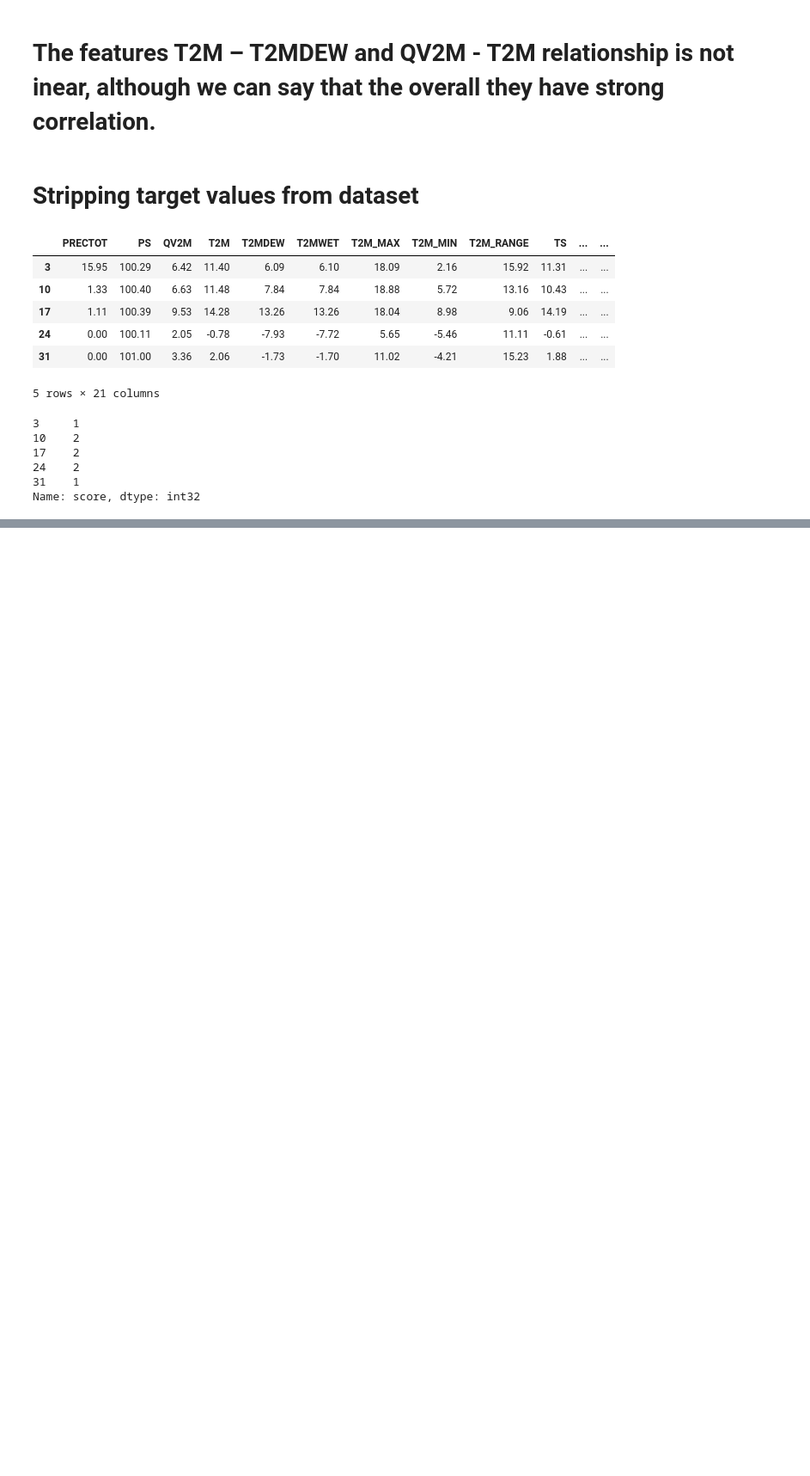
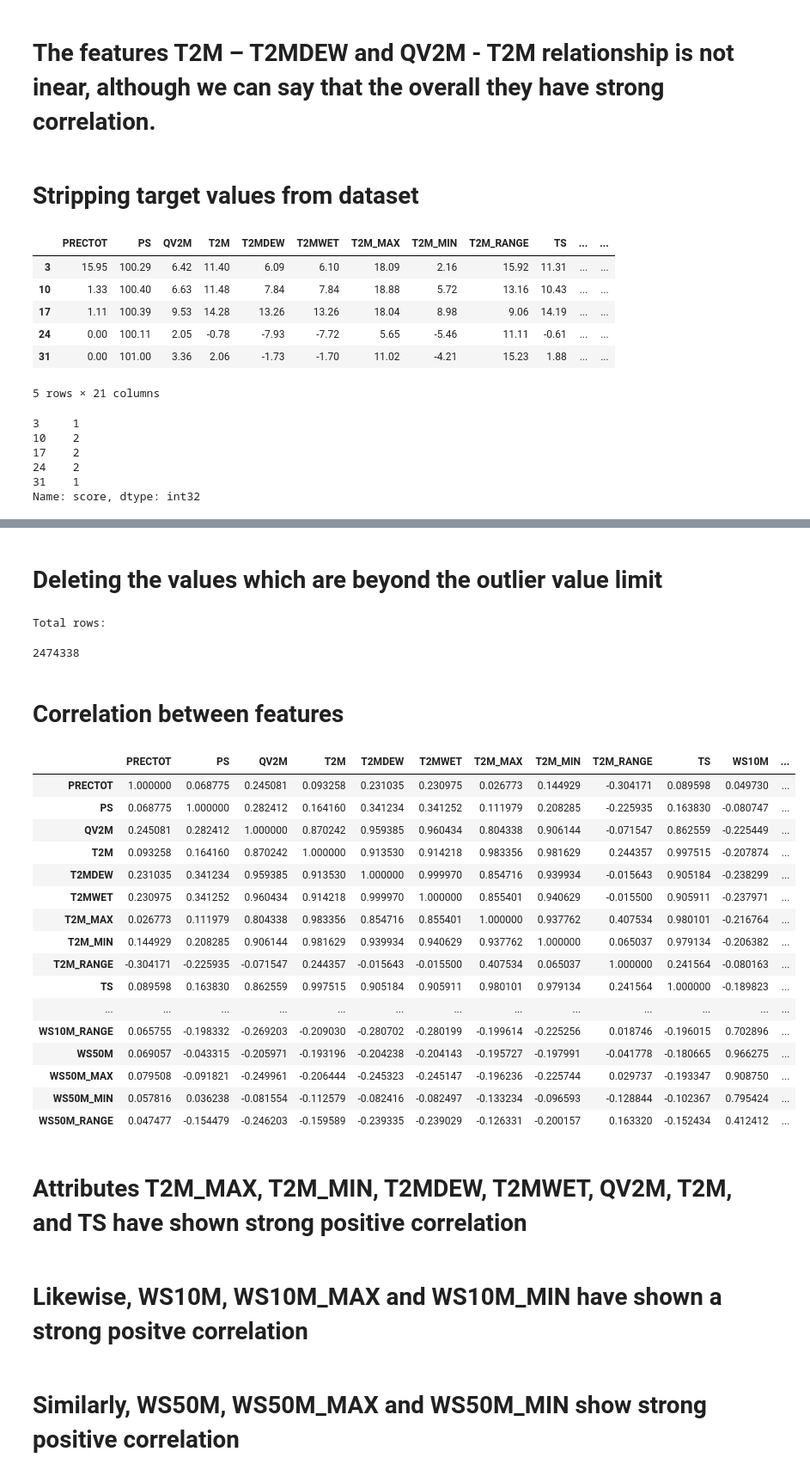
Before and after one commit to rajchoksi1997/CMPE257-Project, a Jupyter notebook: Main_Project.ipynb, the cells around one changed output, grey strips where cells are left out. Shown at 86% size. Saved outputs shown, nothing was run; the diff lists cells and outputs as text; code cells hidden in the pictures; blank space fills up the shorter version.

Commit message:
Identifying outliers and correlation between features

```diff
--- a/Main_Project.ipynb
+++ b/Main_Project.ipynb
@@ -529,0 +580,2 @@ Name: score, dtype: int32
+# %% [markdown]
+# Deleting the values which are beyond the outlier value limit
@@ -529,0 +636,35 @@ Name: score, dtype: int32
+# %%
+print('Total rows:')
+len(dataSet.index)
+# %% [output]
+Total rows:
+2474338
+# %% [markdown]
+# Correlation between features
+# %%
+correlation_plot = measures_df.corr()
+correlation_plot.style.background_gradient(cmap = 'YlGnBu')
+# %% [output]
+|  | PRECTOT | PS | QV2M | T2M | T2MDEW | T2MWET | T2M_MAX | T2M_MIN | T2M_RANGE | TS | WS10M | ... |
+| PRECTOT | 1.000000 | 0.068775 | 0.245081 | 0.093258 | 0.231035 | 0.230975 | 0.026773 | 0.144929 | -0.304171 | 0.089598 | 0.049730 | ... |
+| PS | 0.068775 | 1.000000 | 0.282412 | 0.164160 | 0.341234 | 0.341252 | 0.111979 | 0.208285 | -0.225935 | 0.163830 | -0.080747 | ... |
+| QV2M | 0.245081 | 0.282412 | 1.000000 | 0.870242 | 0.959385 | 0.960434 | 0.804338 | 0.906144 | -0.071547 | 0.862559 | -0.225449 | ... |
+| T2M | 0.093258 | 0.164160 | 0.870242 | 1.000000 | 0.913530 | 0.914218 | 0.983356 | 0.981629 | 0.244357 | 0.997515 | -0.207874 | ... |
+| T2MDEW | 0.231035 | 0.341234 | 0.959385 | 0.913530 | 1.000000 | 0.999970 | 0.854716 | 0.939934 | -0.015643 | 0.905184 | -0.238299 | ... |
+| T2MWET | 0.230975 | 0.341252 | 0.960434 | 0.914218 | 0.999970 | 1.000000 | 0.855401 | 0.940629 | -0.015500 | 0.905911 | -0.237971 | ... |
+| T2M_MAX | 0.026773 | 0.111979 | 0.804338 | 0.983356 | 0.854716 | 0.855401 | 1.000000 | 0.937762 | 0.407534 | 0.980101 | -0.216764 | ... |
+| T2M_MIN | 0.144929 | 0.208285 | 0.906144 | 0.981629 | 0.939934 | 0.940629 | 0.937762 | 1.000000 | 0.065037 | 0.979134 | -0.206382 | ... |
+| T2M_RANGE | -0.304171 | -0.225935 | -0.071547 | 0.244357 | -0.015643 | -0.015500 | 0.407534 | 0.065037 | 1.000000 | 0.241564 | -0.080163 | ... |
+| TS | 0.089598 | 0.163830 | 0.862559 | 0.997515 | 0.905184 | 0.905911 | 0.980101 | 0.979134 | 0.241564 | 1.000000 | -0.189823 | ... |
+| ... | ... | ... | ... | ... | ... | ... | ... | ... | ... | ... | ... | ... |
+| WS10M_RANGE | 0.065755 | -0.198332 | -0.269203 | -0.209030 | -0.280702 | -0.280199 | -0.199614 | -0.225256 | 0.018746 | -0.196015 | 0.702896 | ... |
+| WS50M | 0.069057 | -0.043315 | -0.205971 | -0.193196 | -0.204238 | -0.204143 | -0.195727 | -0.197991 | -0.041778 | -0.180665 | 0.966275 | ... |
+| WS50M_MAX | 0.079508 | -0.091821 | -0.249961 | -0.206444 | -0.245323 | -0.245147 | -0.196236 | -0.225744 | 0.029737 | -0.193347 | 0.908750 | ... |
+| WS50M_MIN | 0.057816 | 0.036238 | -0.081554 | -0.112579 | -0.082416 | -0.082497 | -0.133234 | -0.096593 | -0.128844 | -0.102367 | 0.795424 | ... |
+| WS50M_RANGE | 0.047477 | -0.154479 | -0.246203 | -0.159589 | -0.239335 | -0.239029 | -0.126331 | -0.200157 | 0.163320 | -0.152434 | 0.412412 | ... |
+# %% [markdown]
+# Attributes T2M_MAX, T2M_MIN, T2MDEW, T2MWET, QV2M, T2M, and TS have shown strong positive correlation
+# %% [markdown]
+# Likewise, WS10M, WS10M_MAX and WS10M_MIN have shown a strong positve correlation
+# %% [markdown]
+# Similarly, WS50M, WS50M_MAX and WS50M_MIN show strong positive correlation
```
Also changed, not shown: parts of 23 cells of this notebook.
